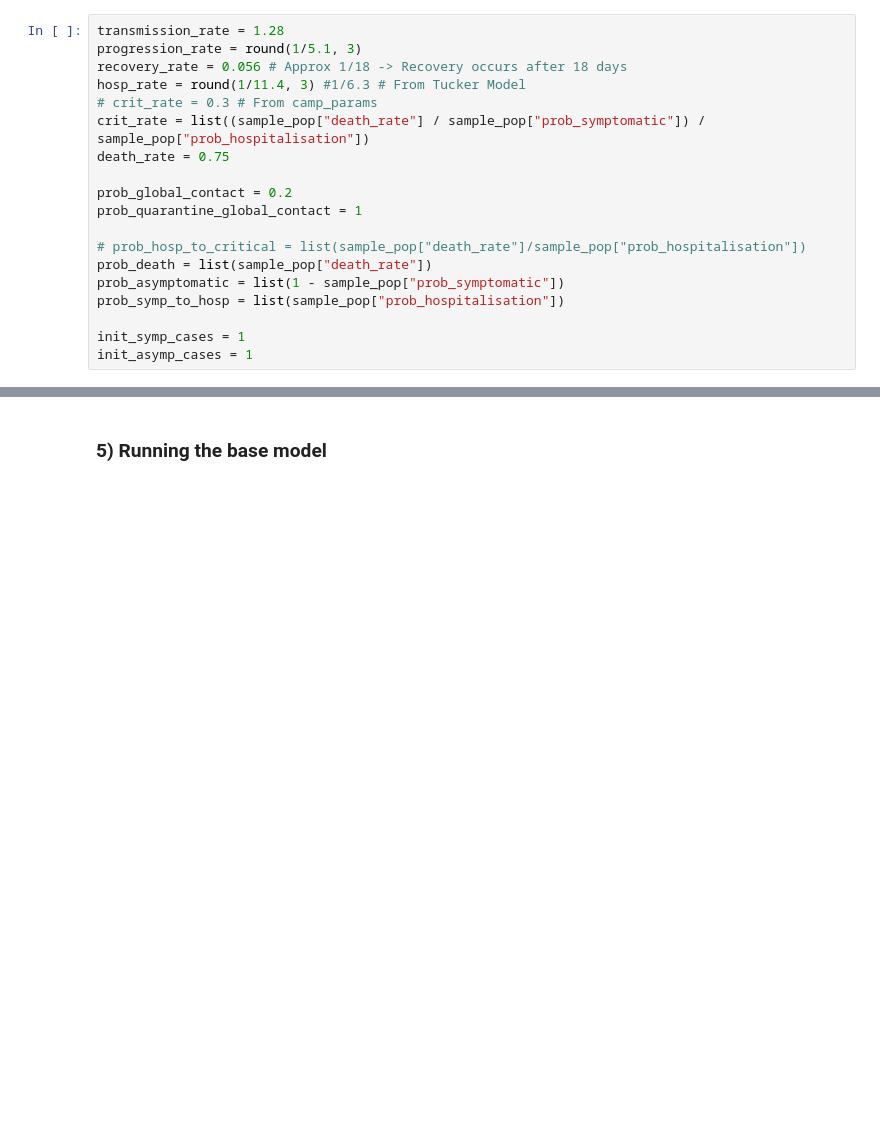
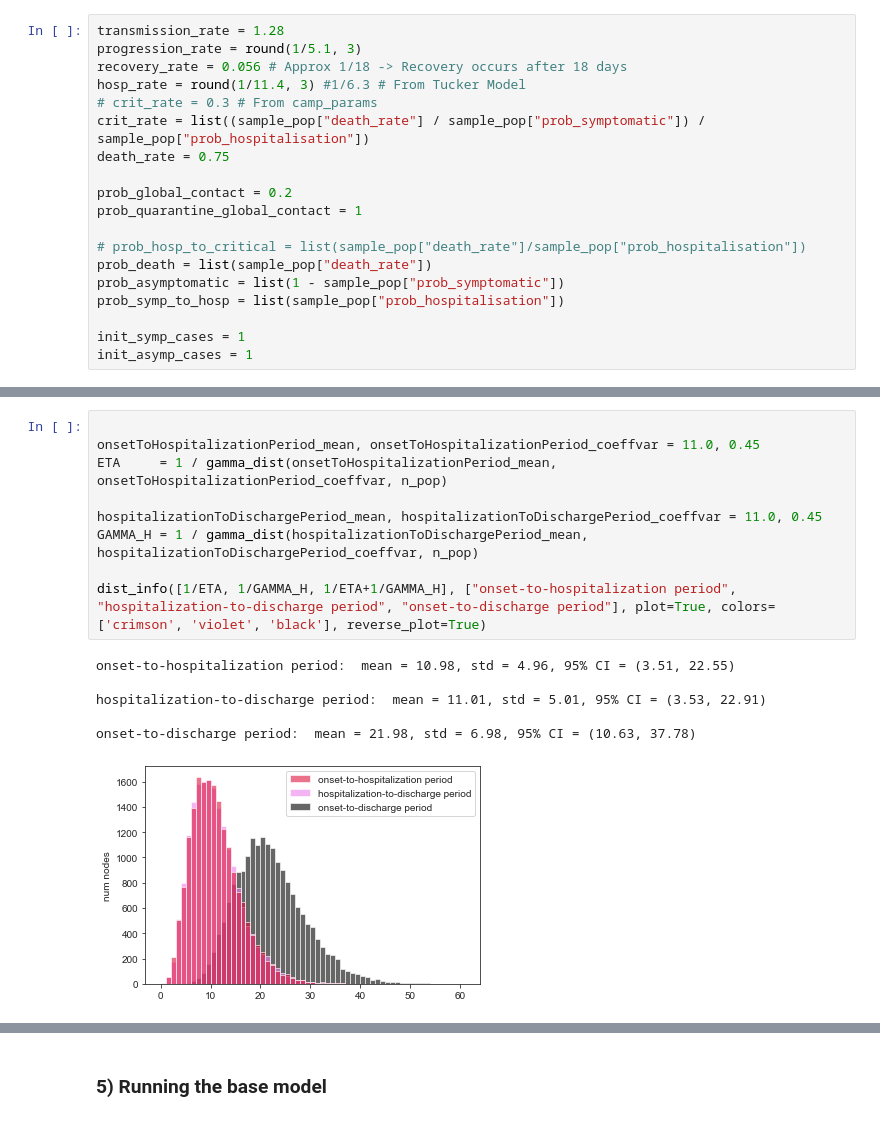
Before and after one commit to AIforGoodSimulator/network-model-python, a Jupyter notebook: NetworkModeling.ipynb, the cells around one changed output, grey strips where cells are left out. Cells and saved outputs as stored; diff of their text form; blank space fills up the shorter version.

```diff
--- a/NetworkModeling.ipynb
+++ b/NetworkModeling.ipynb
@@ -125,0 +169,16 @@ init_asymp_cases = 1
+# %%
+
+onsetToHospitalizationPeriod_mean, onsetToHospitalizationPeriod_coeffvar = 11.0, 0.45
+ETA     = 1 / gamma_dist(onsetToHospitalizationPeriod_mean, onsetToHospitalizationPeriod_coeffvar, n_pop)
+
+hospitalizationToDischargePeriod_mean, hospitalizationToDischargePeriod_coeffvar = 11.0, 0.45
+GAMMA_H = 1 / gamma_dist(hospitalizationToDischargePeriod_mean, hospitalizationToDischargePeriod_coeffvar, n_pop)
+
+dist_info([1/ETA, 1/GAMMA_H, 1/ETA+1/GAMMA_H], ["onset-to-hospitalization period", "hospitalization-to-discharge period", "onset-to-discharge period"], plot=True, colors=['crimson', 'violet', 'black'], reverse_plot=True)
+# %% [output]
+onset-to-hospitalization period:  mean = 10.98, std = 4.96, 95% CI = (3.51, 22.55)
+
+hospitalization-to-discharge period:  mean = 11.01, std = 5.01, 95% CI = (3.53, 22.91)
+
+onset-to-discharge period:  mean = 21.98, std = 6.98, 95% CI = (10.63, 37.78)
+[figure, added]
```
Also changed, not shown: parts of 30 cells of this notebook, 1 other file.
